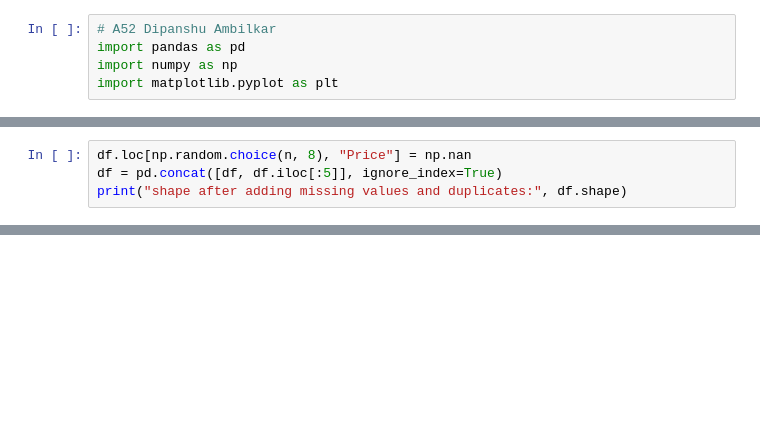
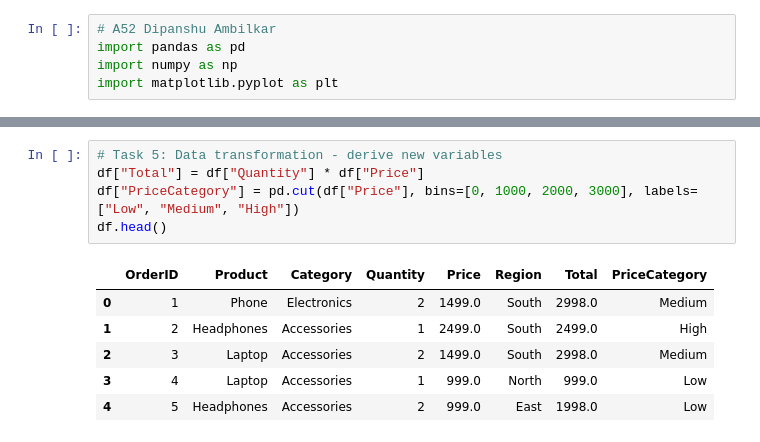
Before and after one commit to DipanshuAmbilkar03/telab, a Jupyter notebook: B.E./DMV/ex1/Exp1_Data_Loading_Formats.ipynb, the cells around one changed output, grey strips where cells are left out. Saved outputs shown, nothing was run; the diff lists cells and outputs as text; blank space fills up the shorter version.

```diff
--- a/B.E./DMV/ex1/Exp1_Data_Loading_Formats.ipynb
+++ b/B.E./DMV/ex1/Exp1_Data_Loading_Formats.ipynb
@@ -29,4 +11,0 @@ df.head()
-# %%
-df.loc[np.random.choice(n, 8), "Price"] = np.nan
-df = pd.concat([df, df.iloc[:5]], ignore_index=True)
-print("shape after adding missing values and duplicates:", df.shape)
@@ -111,0 +120,12 @@ Name: Total, dtype: float64
+# %%
+# Task 5: Data transformation - derive new variables
+df["Total"] = df["Quantity"] * df["Price"]
+df["PriceCategory"] = pd.cut(df["Price"], bins=[0, 1000, 2000, 3000], labels=["Low", "Medium", "High"])
+df.head()
+# %% [output]
+|  | OrderID | Product | Category | Quantity | Price | Region | Total | PriceCategory |
+| 0 | 1 | Phone | Electronics | 2 | 1499.0 | South | 2998.0 | Medium |
+| 1 | 2 | Headphones | Accessories | 1 | 2499.0 | South | 2499.0 | High |
+| 2 | 3 | Laptop | Accessories | 2 | 1499.0 | South | 2998.0 | Medium |
+| 3 | 4 | Laptop | Accessories | 1 | 999.0 | North | 999.0 | Low |
+| 4 | 5 | Headphones | Accessories | 2 | 999.0 | East | 1998.0 | Low |
```
Also changed, not shown: parts of 27 cells of this notebook, 1 other file.
